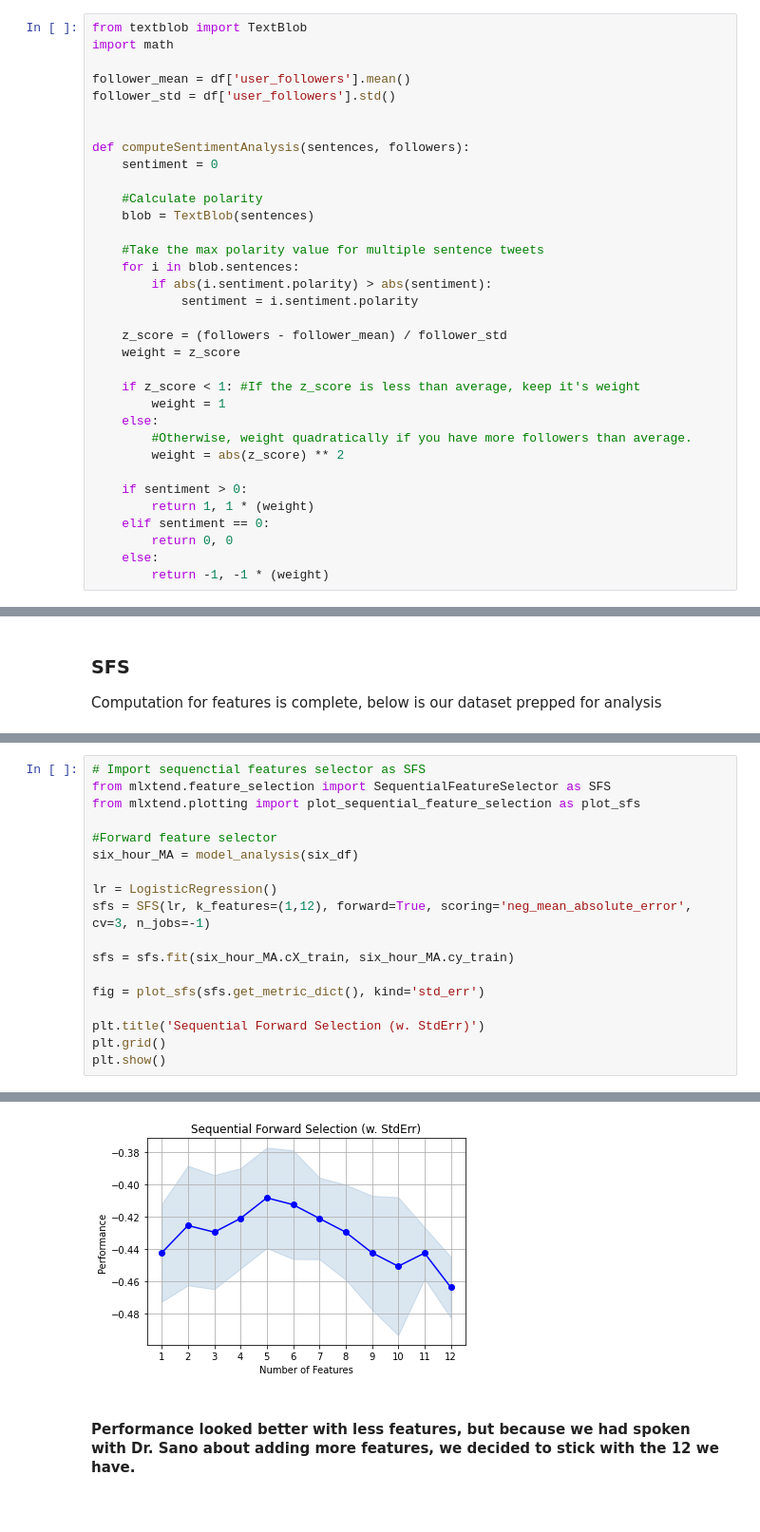
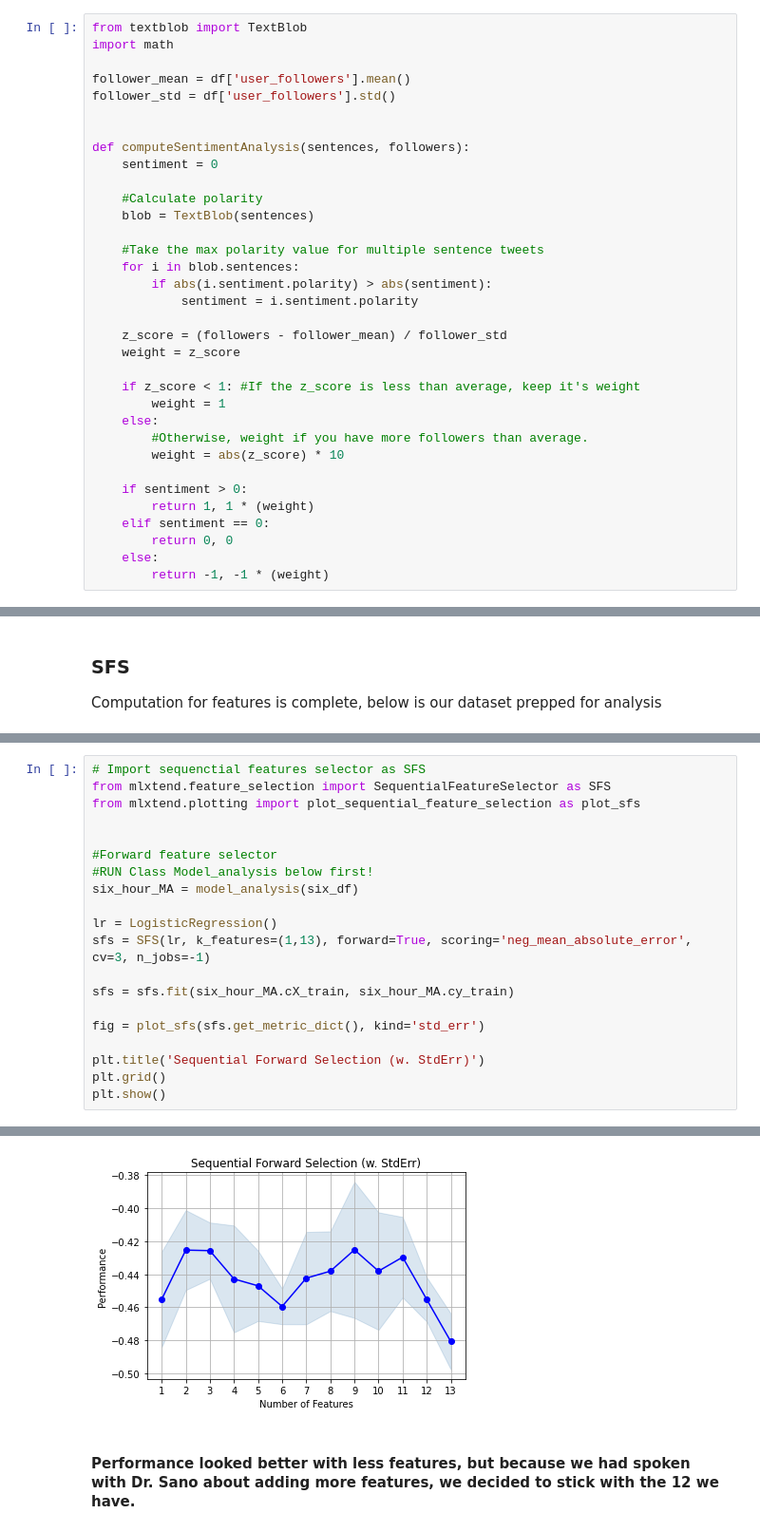
Before and after one commit to ajvalenty/Crypto-Sentiment-Price-Analysis, a Jupyter notebook: cryptosentiment-final.ipynb, the cells around one changed output, grey strips where cells are left out. Shown: that part at 95% size. Saved outputs shown, nothing was run; the diff lists cells and outputs as text.

```diff
--- a/cryptosentiment-final.ipynb
+++ b/cryptosentiment-final.ipynb
@@ -198,8 +198,8 @@ def computeSentimentAnalysis(sentences, followers):
     if z_score < 1: #If the z_score is less than average, keep it's weight
         weight = 1
     else:
-        #Otherwise, weight quadratically if you have more followers than average.
-        weight = abs(z_score) ** 2
+        #Otherwise, weight if you have more followers than average.
+        weight = abs(z_score) * 10
 
     if sentiment > 0:
         return 1, 1 * (weight)
@@ -640,11 +640,13 @@ Requirement already satisfied: joblib in /Users/ajvalenty/opt/anaconda3/lib/pyth
 from mlxtend.feature_selection import SequentialFeatureSelector as SFS
 from mlxtend.plotting import plot_sequential_feature_selection as plot_sfs
 
+
 #Forward feature selector
+#RUN Class Model_analysis below first!
 six_hour_MA = model_analysis(six_df)
 
 lr = LogisticRegression()
-sfs = SFS(lr, k_features=(1,12), forward=True, scoring='neg_mean_absolute_error', cv=3, n_jobs=-1)
+sfs = SFS(lr, k_features=(1,13), forward=True, scoring='neg_mean_absolute_error', cv=3, n_jobs=-1)
 
 sfs = sfs.fit(six_hour_MA.cX_train, six_hour_MA.cy_train)
 
@@ -657,4 +676,4 @@ plt.show()
-[figure, old version]
+[figure, new version]
 # %% [markdown]
 #### Performance looked better with less features, but because we had spoken with Dr. Sano about adding more features, we decided to stick with the 12 we have.
 # %%
```
Also changed, not shown: parts of 29 cells of this notebook.
